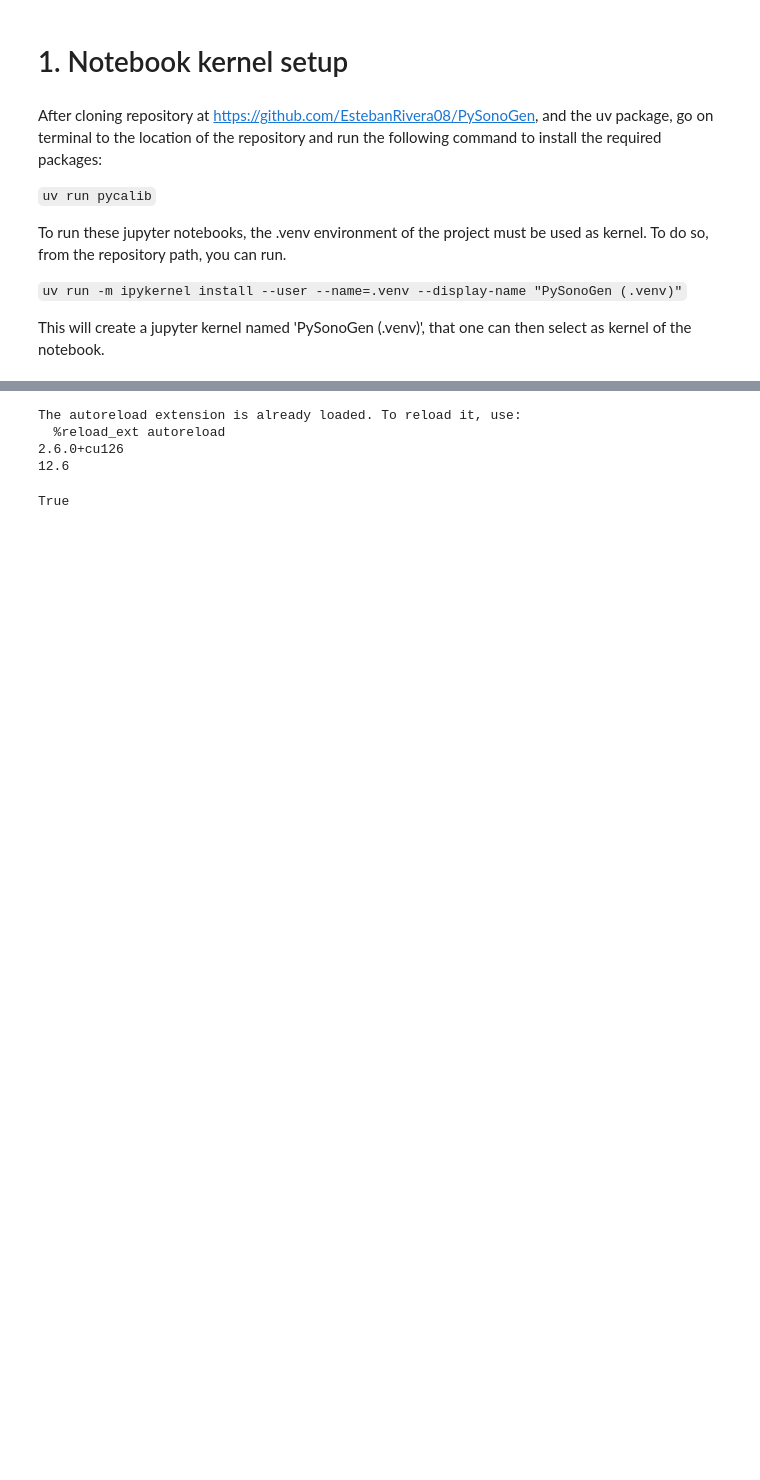
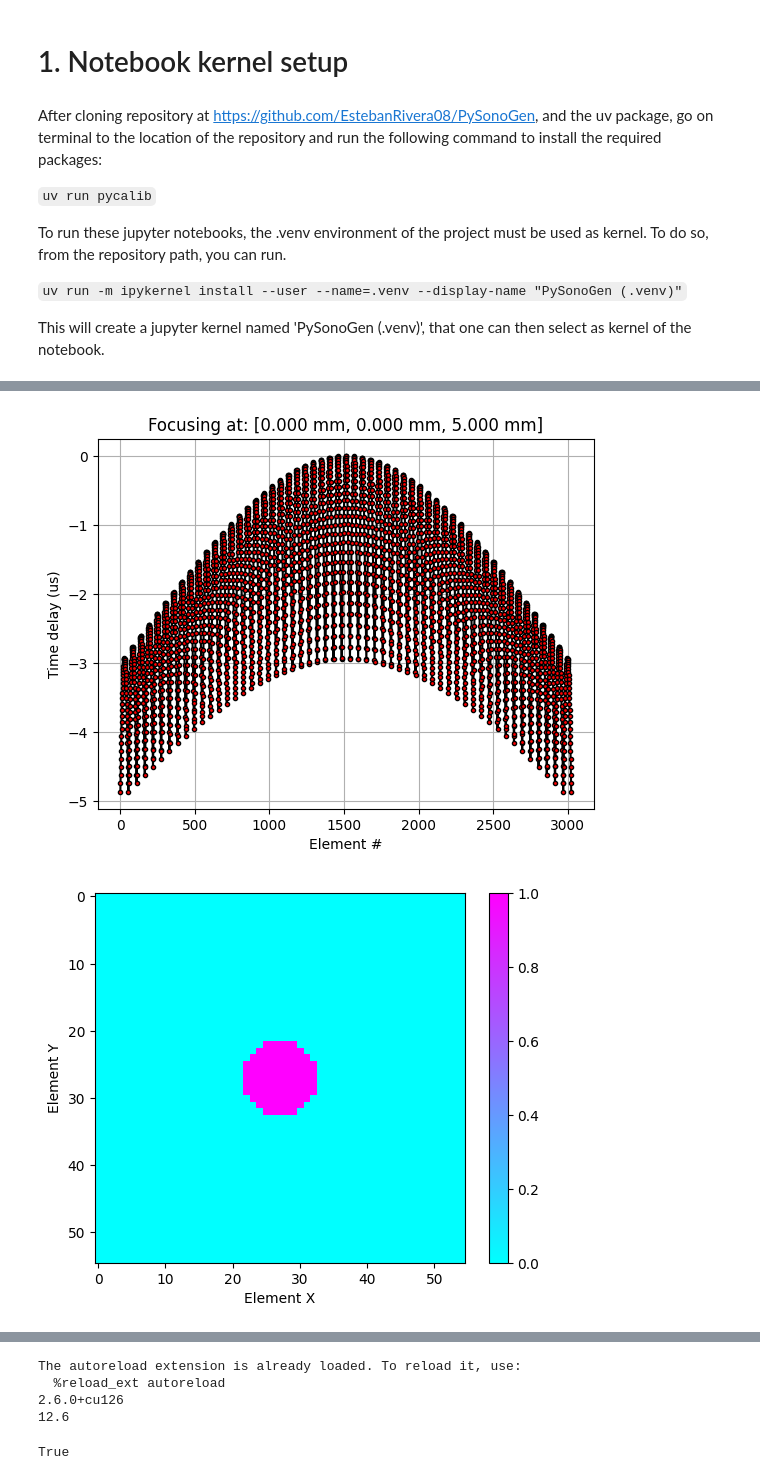
Before and after one commit to EstebanRivera08/eSDIva, a Jupyter notebook: tutorials/Tutorial_PatternedFocus.ipynb, the cells around one changed output, grey strips where cells are left out. Saved outputs shown, nothing was run; the diff lists cells and outputs as text; code cells hidden in the pictures; blank space fills up the shorter version.

```diff
--- a/tutorials/Tutorial_PatternedFocus.ipynb
+++ b/tutorials/Tutorial_PatternedFocus.ipynb
@@ -23,5 +27,10 @@ import pyvista as pv
 # %%
 import pysonogen.transducers as Transducers
+from pysonogen import pyfield
+import pysonogen
+
 print(Transducers.available_transducers())
+
+Zeus_Matrix = Transducers.Zeus_Matrix()
 # %% [output]
 ['LinearArrayTransducer', 'MatrixArrayTransducer', 'Domino', 'Zeus_Matrix']
@@ -80,0 +39,22 @@ Widget(value='<iframe src="http://localhost:58253/index.html?ui=P_0x22a2e9430b0_
+# %%
+# Focalization spot
+focus_mm = np.array([0, 0, 5])  # mm [x, y, z]
+
+field_info_mm = {
+    "x_extent": [-0.3 + focus_mm[0], 0.3 + focus_mm[0]],
+    "y_extent": [-0.3 + focus_mm[1], 0.3 + focus_mm[1]],
+    "z_extent": [-1.5 + focus_mm[2], 1.5 + focus_mm[2]],
+    "dx": 0.025,
+    "dy": 0.025,
+    "dz": 0.1,
+}
+# %%
+F_over_D = 2.0
+print(f"F_over_D: {F_over_D}")
+
+delays = Zeus_Matrix.compute_delays(focus_mm=focus_mm, plot=True)
+
+apodization = Zeus_Matrix.compute_apodization(
+    focus_mm=focus_mm, F_over_D=F_over_D, apodization_type="circular", plot=True
+)
+# %% [output]
@@ -80,0 +63,2 @@ Widget(value='<iframe src="http://localhost:58253/index.html?ui=P_0x22a2e9430b0_
+[figure, added]
+[figure, added]
```
Also changed, not shown: parts of 48 cells of this notebook, 4 other files.
